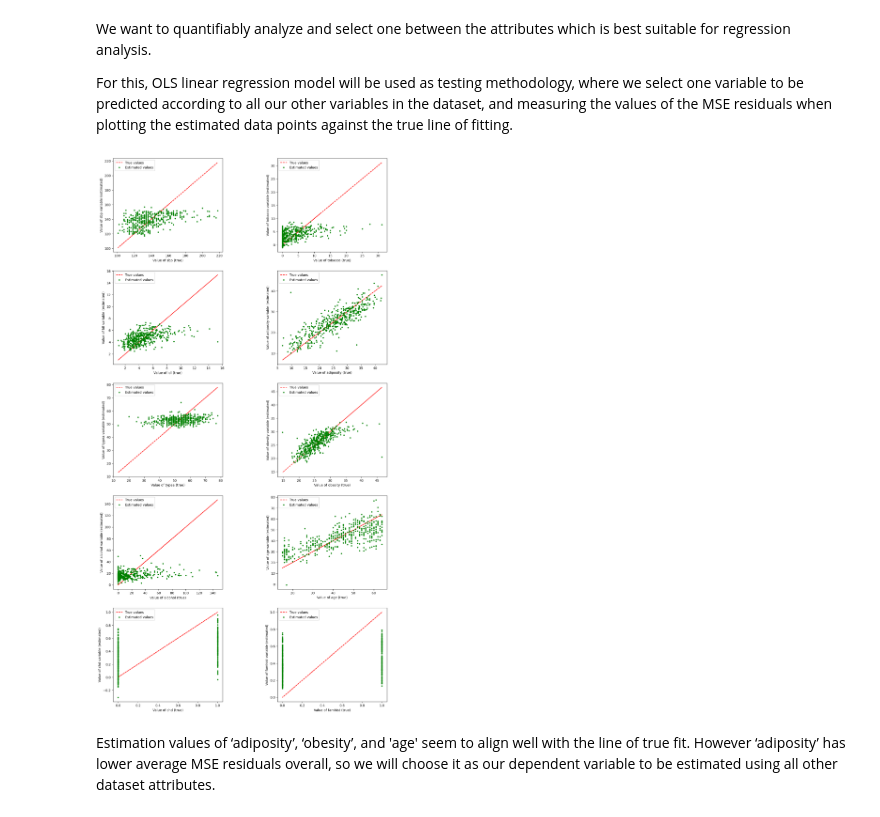
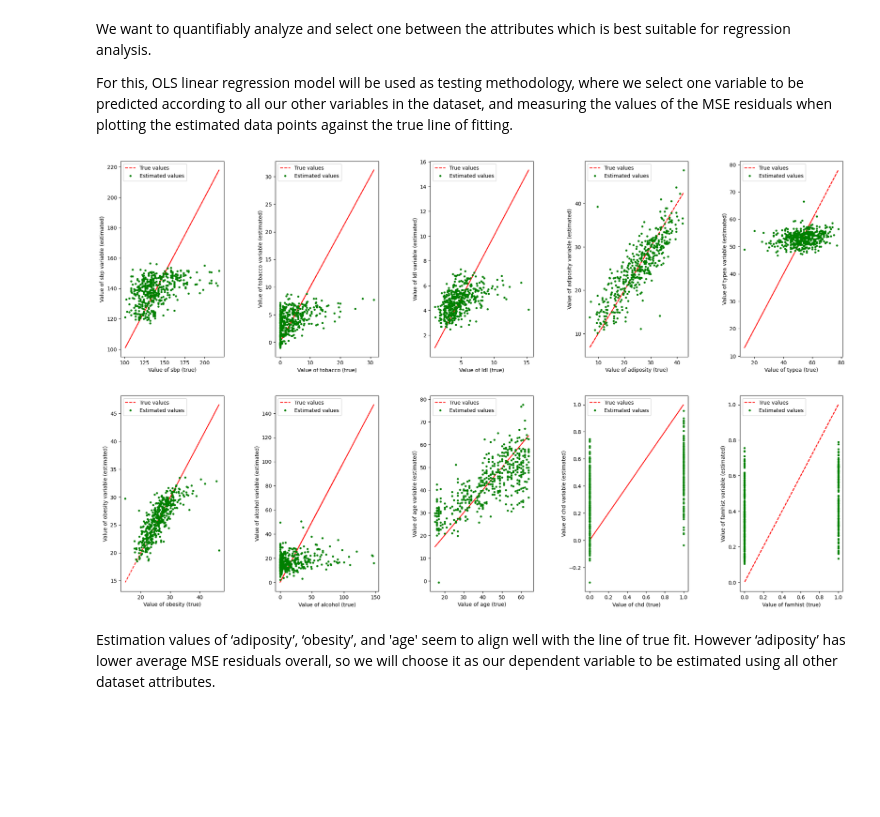
Before and after one commit to carolinahdzm/MLandDataM-Project2, a Jupyter notebook: Project2.ipynb, the cells around one changed output. Saved outputs shown, nothing was run; the diff lists cells and outputs as text; code cells hidden in the pictures; blank space fills up the shorter version.

```diff
--- a/Project2.ipynb
+++ b/Project2.ipynb
@@ -97,36 +97,36 @@ For this, OLS linear regression model will be used as testing methodology, where
 criterion_variables = ['sbp', 'tobacco', 'ldl', 'adiposity', 'typea', 'obesity', 'alcohol', 'age','chd','famhist']
 
 # Display plot
-plt.figure(figsize=(15,30))
+plt.figure(figsize=(25,15))
 plt.subplots_adjust(wspace = 0.5)
 
 for i in range(10):
     attr_col = list(df.columns).index(criterion_variables[i])
     cols = list(range(0, attr_col)) + list(range(attr_col + 1, len(df.columns)))
 
     X = raw_data[:, cols]
     y = raw_data[:, attr_col] # the 'oldpeak' column
     attributeNames = list(df.columns[cols])
 
     N, M = X.shape
 
     X = stats.zscore(X);
 
     # Fit ordinary least squares regression model
     model = lm.LinearRegression()
     model.fit(X,y)
 
     # Predict thalach
     y_est = model.predict(X)
     residual = y_est-y
 
-    plt.subplot(5, 2, i+1)
+    plt.subplot(2, 5, i+1)
     plt.plot(y, y, '--r')
     plt.plot(y, y_est, '.g')
     plt.xlabel('Value of {0} (true)'.format(criterion_variables[i])); ylabel('Value of {0} variable (estimated)'.format(criterion_variables[i]))
     plt.legend(['True values', 'Estimated values'], loc = 2);
 # %% [output]
-[figure, old version]
+[figure, new version]
 # %% [markdown]
 Estimation values of ‘adiposity’, ‘obesity’, and 'age' seem to align well with the line of true fit. However ‘adiposity’ has lower average MSE residuals overall, so we will choose it as our dependent variable to be estimated using all other dataset attributes.
 # %% [markdown]
```
